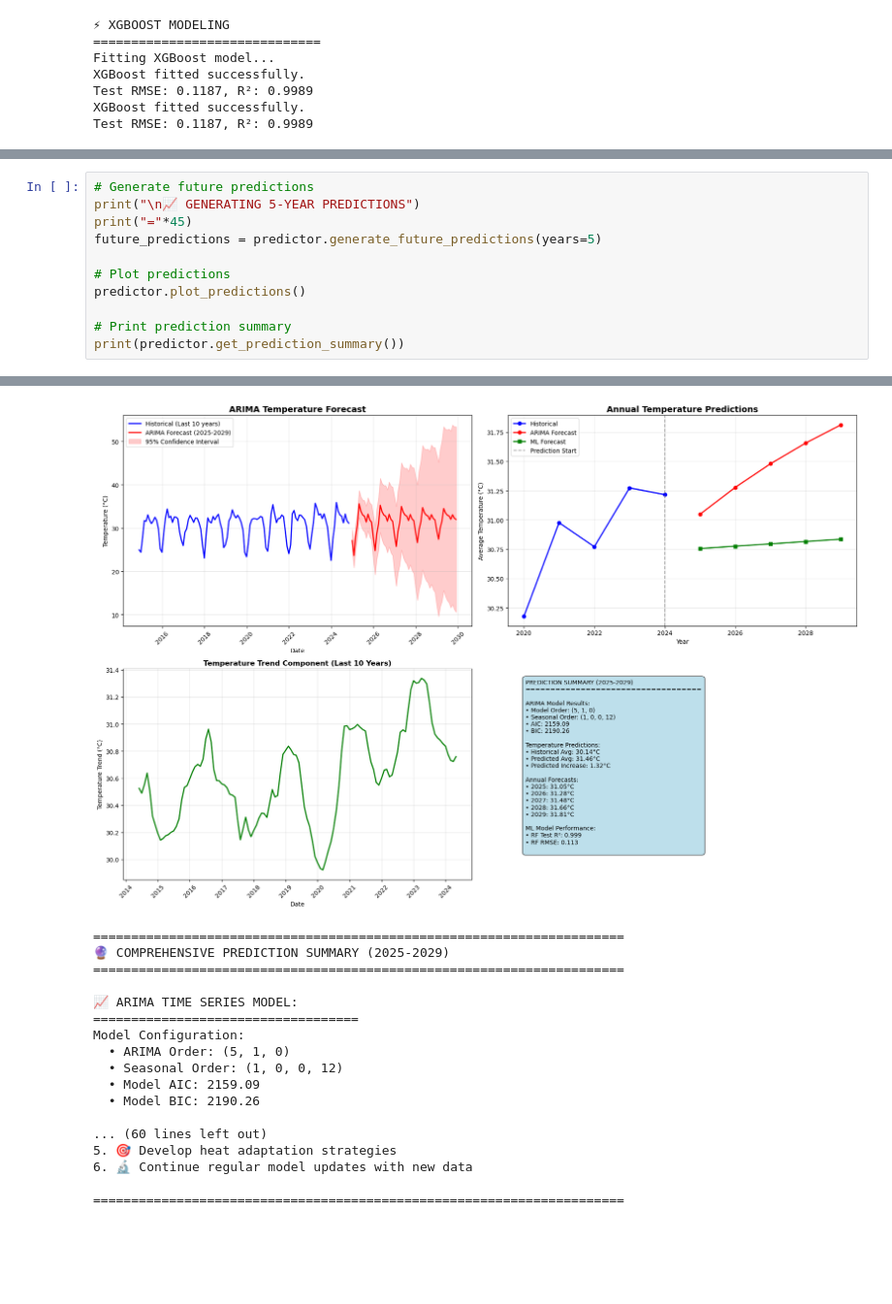
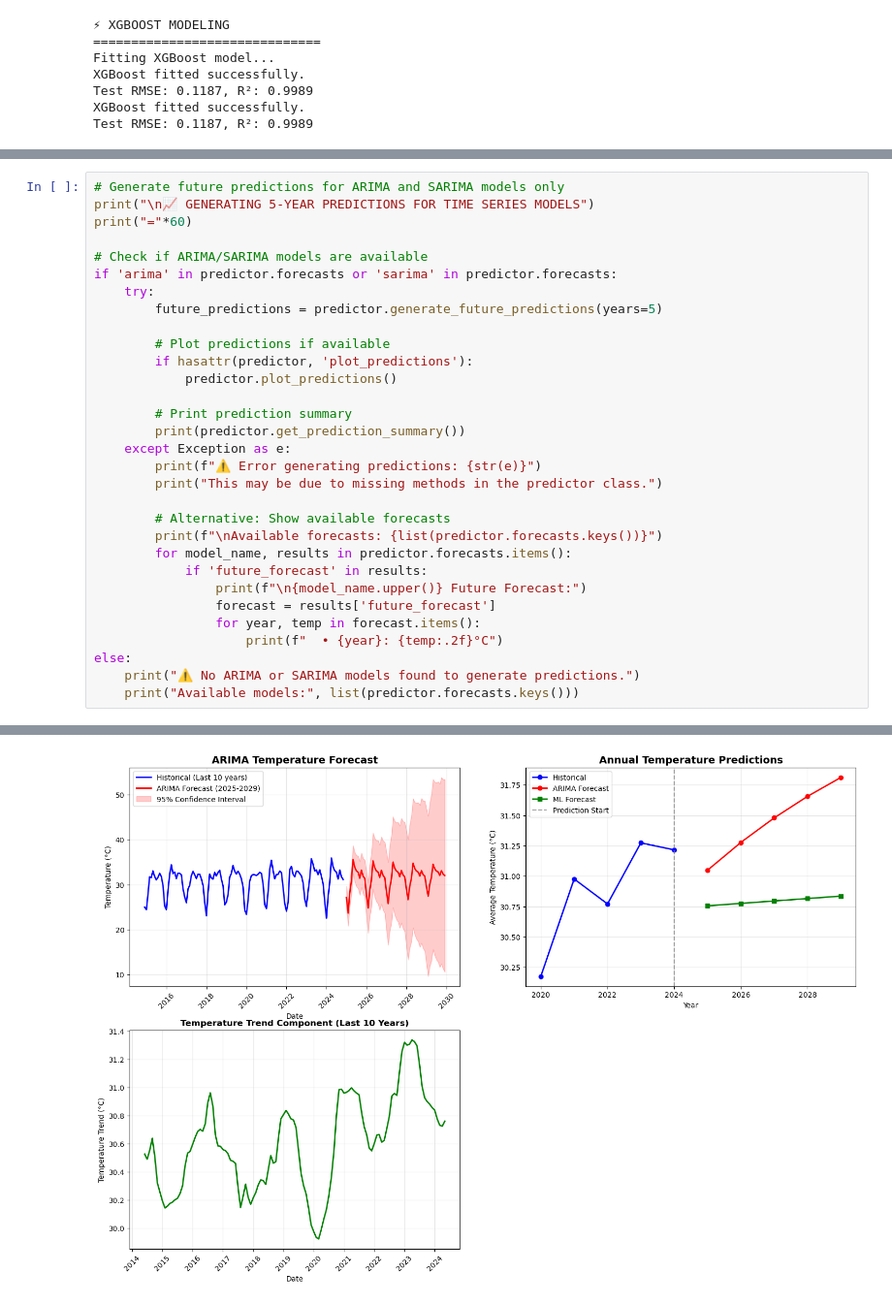
Before and after one commit to awnonbhowmik/Heatwave-Dhaka_BD, a Jupyter notebook: main_modular.ipynb, the cells around one changed output, grey strips where cells are left out. Shown at 97% size. Drawn from its saved outputs; the diff is of its cells as text; blank space fills up the shorter version.

Commit message:
Additional predictive models added

```diff
--- a/main_modular.ipynb
+++ b/main_modular.ipynb
@@ -316,12 +881,32 @@ Test RMSE: 0.1187, R²: 0.9989
 # %%
-# Generate future predictions
-print("\n📈 GENERATING 5-YEAR PREDICTIONS")
-print("="*45)
-future_predictions = predictor.generate_future_predictions(years=5)
+# Generate future predictions for ARIMA and SARIMA models only
+print("\n📈 GENERATING 5-YEAR PREDICTIONS FOR TIME SERIES MODELS")
+print("="*60)
 
-# Plot predictions
-predictor.plot_predictions()
+# Check if ARIMA/SARIMA models are available
+if 'arima' in predictor.forecasts or 'sarima' in predictor.forecasts:
+    try:
+        future_predictions = predictor.generate_future_predictions(years=5)
 
-# Print prediction summary
-print(predictor.get_prediction_summary())
+        # Plot predictions if available
+        if hasattr(predictor, 'plot_predictions'):
+            predictor.plot_predictions()
+
+        # Print prediction summary
+        print(predictor.get_prediction_summary())
+    except Exception as e:
+        print(f"⚠️ Error generating predictions: {str(e)}")
+        print("This may be due to missing methods in the predictor class.")
+
+        # Alternative: Show available forecasts
+        print(f"\nAvailable forecasts: {list(predictor.forecasts.keys())}")
+        for model_name, results in predictor.forecasts.items():
+            if 'future_forecast' in results:
+                print(f"\n{model_name.upper()} Future Forecast:")
+                forecast = results['future_forecast']
+                for year, temp in forecast.items():
+                    print(f"  • {year}: {temp:.2f}°C")
+else:
+    print("⚠️ No ARIMA or SARIMA models found to generate predictions.")
+    print("Available models:", list(predictor.forecasts.keys()))
 # %% [output]
@@ -331,18 +930 @@ Generating predictions for next 5 years...
-[figure, old version]
+[figure, new version]
-======================================================================
-🔮 COMPREHENSIVE PREDICTION SUMMARY (2025-2029)
-======================================================================
-
-📈 ARIMA TIME SERIES MODEL:
-===================================
-Model Configuration:
-  • ARIMA Order: (5, 1, 0)
-  • Seasonal Order: (1, 0, 0, 12)
-  • Model AIC: 2159.09
-  • Model BIC: 2190.26
-
-... (60 lines left out)
-5. 🎯 Develop heat adaptation strategies
-6. 🔬 Continue regular model updates with new data
-
-======================================================================
```
Also changed, not shown: parts of 20 cells of this notebook, 2 other files.
